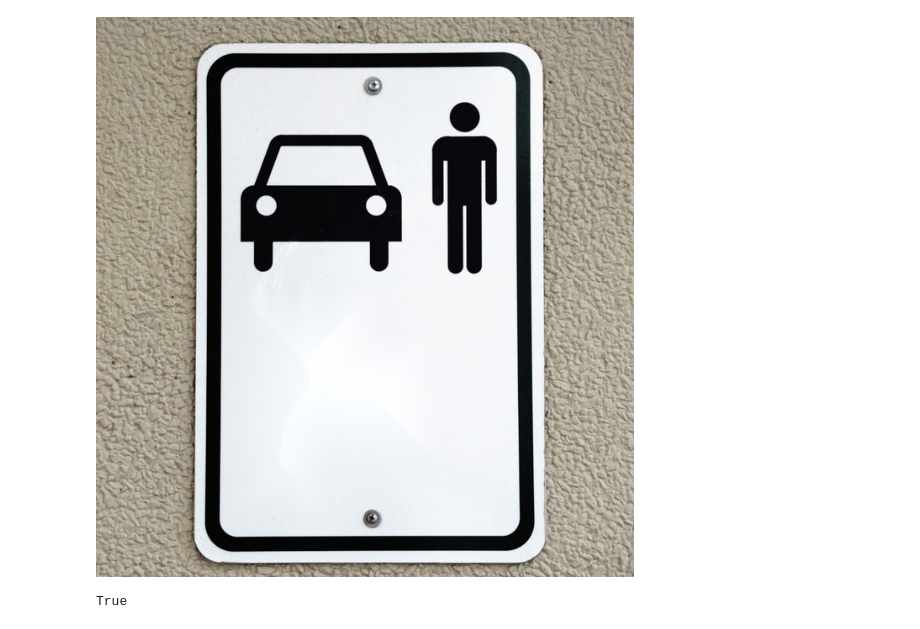
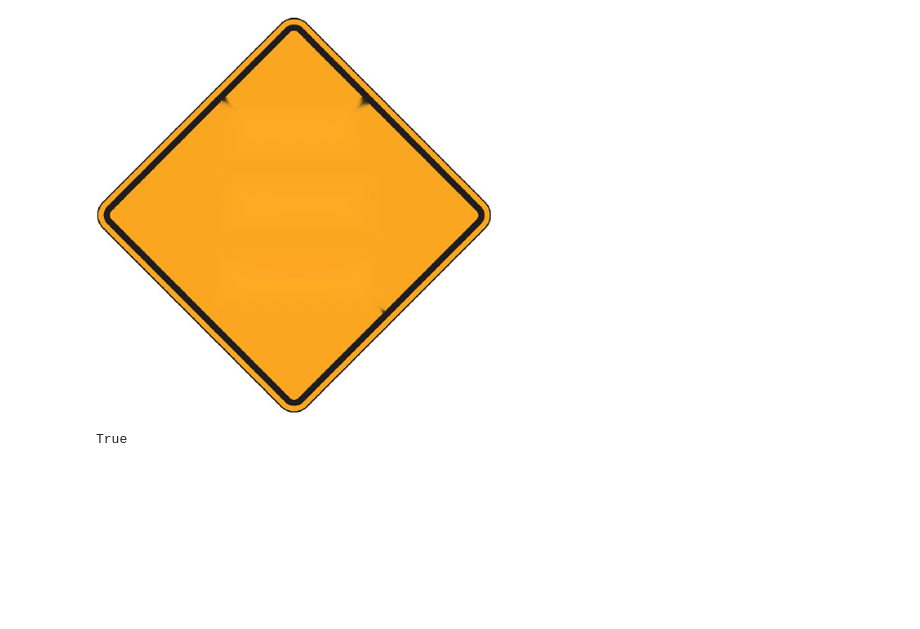
Before and after one commit to sthax17/DayByDayStudy, a Jupyter notebook: eliminate_text_in_image_정리.ipynb, the cells around one changed output. Cells and saved outputs as stored; diff of their text form; code cells hidden in the pictures; blank space fills up the shorter version.

Commit message:
eliminate_text_in_image_정리

```diff
--- a/eliminate_text_in_image_정리.ipynb
+++ b/eliminate_text_in_image_정리.ipynb
@@ -43,7 +43,7 @@ from PIL import ImageDraw
 print(cv2.__version__)
 
 # 이미지 파일 경로
-file_path = r'patient.jpg'
+file_path = r'2.png'
 img = cv2.imread(file_path, cv2.IMREAD_COLOR)
 
 CLIENT_ID = "MawiiHEojSbWlRvZjWEM"
@@ -125,7 +125,7 @@ def easy_ocr_result(img, language='en', draw=True, text=False):
             # with the OCR'd text itself
             text = cleanup_text(text)
             cv2.rectangle(img2, tl, br, (255, 0, 0), 2)
-            cv2.putText(img2, text, (tl[0], tl[1] - 10), cv2.FONT_HERSHEY_SIMPLEX, 0.8, (0, 0, 255), 2)
+            cv2.putText(img2, text, (tl[0], tl[1] - 10), cv2.FONT_HERSHEY_SIMPLEX, 0.8, (255, 255, 255), -1) # white box
 
         # show the output image
         display(img2)
@@ -163,26 +163,28 @@ if __name__ == '__main__':
     print('Text_list :', text_list)
     tranlated_texts: List[str] = translate_texts(texts=text_list, type='naver')
     print(f'Tranlated_texts : {tranlated_texts}')
+    print(bbox_list)
 
 # ------------------------------------
+
 # 바운딩 박스만 White로 바꾸고 아래것 실행 하면됩니다, bbox_list
 # 글자 폰트는 한글 지원되는 것만 가능 (한글번역이라)
-
+# 원본 파일 적는곳이 지금 3군데임 file_path
 
 
 
 # make mask : step 1
 # Load image
-img = cv2.imread('patient.jpg')
+img = cv2.imread(file_path)
 
 # Initialize blank mask image of same dimensions for drawing the shapes
 shapes = np.zeros_like(img, np.uint8)
 
 # Draw shapes
-cv2.rectangle(shapes, tuple(bbox_list[0][0]),tuple(bbox_list[0][2]), (255, 255, 255), cv2.FILLED)
-cv2.rectangle(shapes, tuple(bbox_list[1][0]),tuple(bbox_list[1][2]), (255, 255, 255), cv2.FILLED)
-cv2.rectangle(shapes, tuple(bbox_list[2][0]),tuple(bbox_list[2][2]), (255, 255, 255), cv2.FILLED)
-cv2.rectangle(shapes, tuple(bbox_list[3][0]),tuple(bbox_list[3][2]), (255, 255, 255), cv2.FILLED)
+cv2.rectangle(shapes, tuple(bbox_list[0][0]), tuple(bbox_list[0][2]), (255, 255, 255), cv2.FILLED)
+cv2.rectangle(shapes, tuple(bbox_list[1][0]), tuple(bbox_list[1][2]), (255, 255, 255), cv2.FILLED)
+cv2.rectangle(shapes, tuple(bbox_list[2][0]), tuple(bbox_list[2][2]), (255, 255, 255), cv2.FILLED)
+# cv2.rectangle(shapes, tuple(bbox_list[3][0]), tuple(bbox_list[3][2]), (255, 255, 255), cv2.FILLED)
 
 # Generate output by blending image with shapes image, using the shapes
 # images also as mask to limit the blending to those parts
@@ -200,13 +202,14 @@ cv2.imwrite("shapes.jpg", shapes)
 
 # inpaint : step2
 # img = cv2.imread('target.jpg')
-img = cv2.imread('patient.jpg')
+img = cv2.imread(file_path)
 mask = cv2.imread('shapes.jpg',0)
 dst = cv2.inpaint(img,mask,3,cv2.INPAINT_TELEA)
 
 # Visualization & Save
 # cv2_imshow(dst)
 cv2.imwrite("inpaint.jpg", dst)
+
 
 
 
@@ -220,7 +223,7 @@ draw = ImageDraw.Draw(img)
 draw.text(bbox_list[0][0], tranlated_texts[0], (0,0,0), font=font)
 draw.text(bbox_list[1][0], tranlated_texts[1], (0,0,0), font=font)
 draw.text(bbox_list[2][0], tranlated_texts[2], (0,0,0), font=font)
-draw.text(bbox_list[3][0], tranlated_texts[3], (0,0,0), font=font)
+# draw.text(bbox_list[3][0], tranlated_texts[3], (0,0,0), font=font)
 
 img.show()
 img.save("img_text.jpg")
@@ -456,18 +456,18 @@ True
 # %%
 
 # import numpy as np
 # import cv2
 # from google.colab.patches import cv2_imshow
 
-img = cv2.imread('target.jpg')
+img = cv2.imread(file_path)
 mask = cv2.imread('shapes.jpg',0)
 dst = cv2.inpaint(img,mask,3,cv2.INPAINT_TELEA)
 cv2_imshow(dst)
 
 # 저장
 cv2.imwrite("inpaint.jpg", dst)
 # %% [output]
-[figure, old version]
+[figure, new version]
 True
 # %%
 from PIL import Image
```
Also changed, not shown: parts of 7 cells of this notebook.
